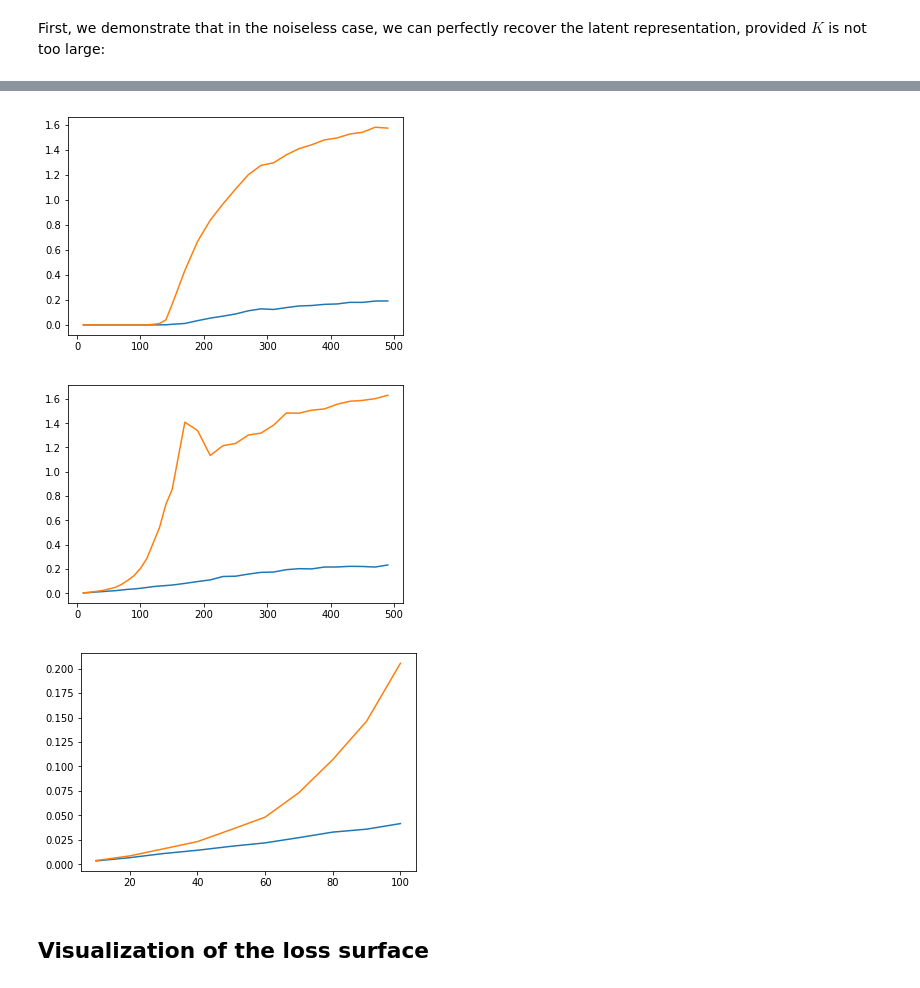
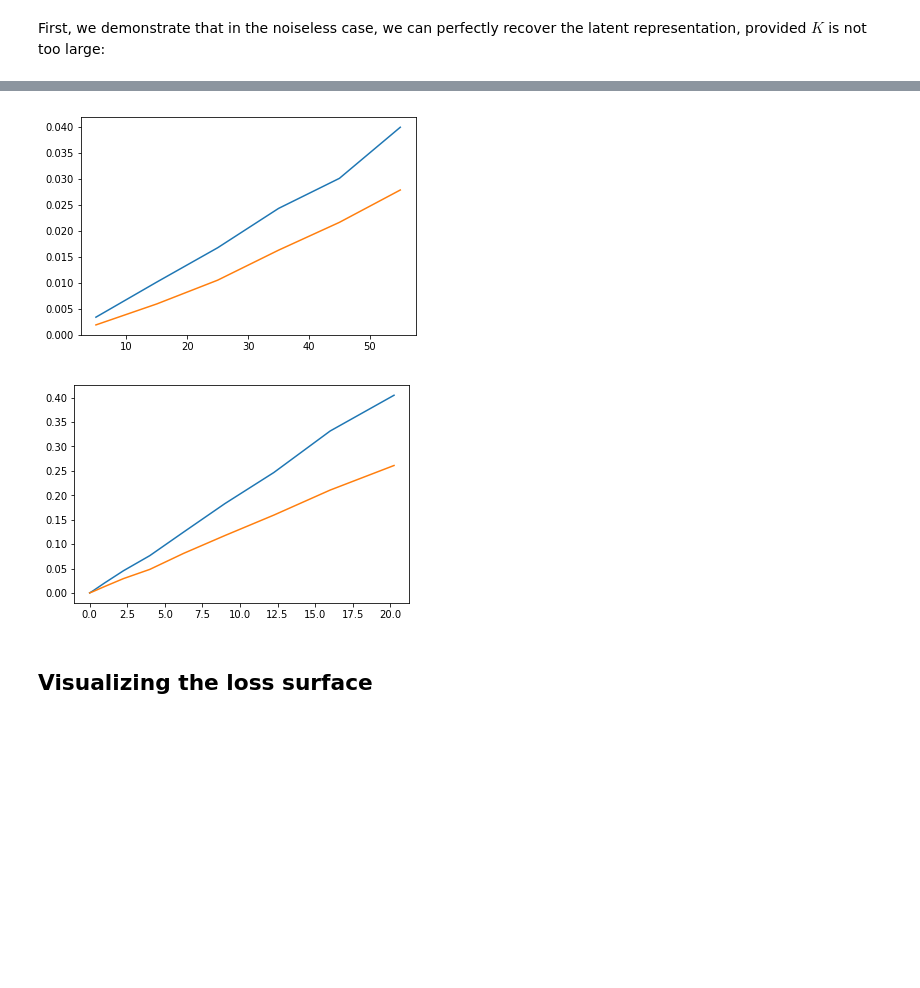
Before and after one commit to reinhardh/supplement_deep_denoising, a Jupyter notebook: denoising_random_dnn_prior.ipynb, the cells around one changed output, grey strips where cells are left out. Cells and saved outputs as stored; diff of their text form; code cells hidden in the pictures; blank space fills up the shorter version.

Commit message:
corrections and additional plots

```diff
--- a/denoising_random_dnn_prior.ipynb
+++ b/denoising_random_dnn_prior.ipynb
@@ -104,34 +110,32 @@ Generate the plots in the paper on the means square error:
 # %%
-def simulate(Ks,numit,sigma=0):
+def sqnorm(a):
+    return np.sum(a.data.numpy()*a.data.numpy())
+
+def simulate(Ks,numit,Sigmas):
     MSEimg = np.zeros(len(Ks))
     MSErep = np.zeros(len(Ks))
-    for i,K in enumerate(Ks):
+    for i,(K,sigma) in enumerate(zip(Ks,Sigmas)):
         for it in range(numit):
             net = generate_random_prior(K)
             # generate random input to the network
             orig_rep = Variable( torch.randn(K) )
             orig_img = net(orig_rep)
             # add noise
-            noise = Variable( torch.randn(784) )
-            noise = noise * (sigma*np.sqrt(sqnorm(orig_img) / sqnorm(noise)))
+            noise = Variable( sigma * torch.randn(n) / np.sqrt(n) )
+            #noise = noise * (sigma*np.sqrt(sqnorm(orig_rep) / sqnorm(noise)))
             noisy_img = orig_img + noise
             if(sigma > 0):
                 SNR = sqnorm(orig_img) / sqnorm(noise)
-                print("SNR: ", SNR)
+                SNRrep = sqnorm(orig_rep) / sqnorm(noise)
+                #print("SNR/signal: ", SNR, SNRrep )
             # recover image
             rec_rep = Variable(torch.randn(K), requires_grad=True)
-            rec_rep = invert_prior(net, noisy_img, rec_rep,10.0)
+            rec_rep = invert_prior(net, noisy_img, rec_rep,0.02)
             # MSE in image space:
             rec_img = net(rec_rep)
-            MSE = sqnorm(orig_img - rec_img) / sqnorm(orig_img)
+            MSE = sqnorm(orig_img - rec_img)
             MSEimg[i] += MSE/numit
             # MSE in latent space:
-            MSE = sqnorm(orig_rep - rec_rep) / sqnorm(orig_rep)
+            MSE = sqnorm(orig_rep - rec_rep)
             MSErep[i] += MSE/numit
     return MSErep,MSEimg
-
-numit = 100
-Ks = [10+10*i for i in range(15)] + [170+20*i for i in range(17)]
-print(Ks)
-MSErep,MSEimg = simulate(Ks,numit,0)
-MSErep05,MSEimg05 = simulate(Ks,numit,0.5)
@@ -156,19 +142,14 @@ Optimizing..
+# %%
+numit = 100
+Ks = [5+10*i for i in range(6)]
+Sigmas = [1.]*len(Ks)
+MSErep,MSEimg = simulate(Ks,numit,Sigmas)
 # %%
 plt.plot(Ks,MSEimg)
-plt.plot(Ks,MSErep)
+plt.plot(Ks,10*MSErep)
 plt.show()
 
-plt.plot(Ks,MSEimg05)
-plt.plot(Ks,MSErep05)
-plt.show()
-
-plt.plot(Ks[:10],MSEimg05[:10])
-plt.plot(Ks[:10],MSErep05[:10])
-plt.show()
-
-mtx = np.array([Ks, 0.5**2*np.array(Ks)/782, MSEimg, MSErep, MSEimg05, MSErep05])
-np.savetxt("./denoise_random_dnn.dat", mtx.T , delimiter='\t')
+mtx = np.array([Ks, MSEimg, 10*MSErep])
+np.savetxt("./denoise_random_dnn_k.dat", mtx.T , delimiter='\t')
 # %% [output]
-[figure, old version]
+[figure, new version]
-[figure, removed]
-[figure, removed]
@@ -175,3 +162,13 @@ np.savetxt("./denoise_random_dnn.dat", mtx.T , delimiter='\t')
+# %%
+Sigmas = np.array(Sigmas)
+plt.plot(Sigmas**2,MSEimg)
+plt.plot(Sigmas**2,10*MSErep)
+plt.show()
+
+mtx = np.array([Sigmas**2, MSEimg, 10*MSErep])
+np.savetxt("./denoise_random_dnn_sigma.dat", mtx.T , delimiter='\t')
+# %% [output]
+[figure, added]
 # %% [markdown]
-## Visualization of the loss surface
+## Visualizing the loss surface
 # %%
```
Also changed, not shown: parts of 13 cells of this notebook, 1 other file.
